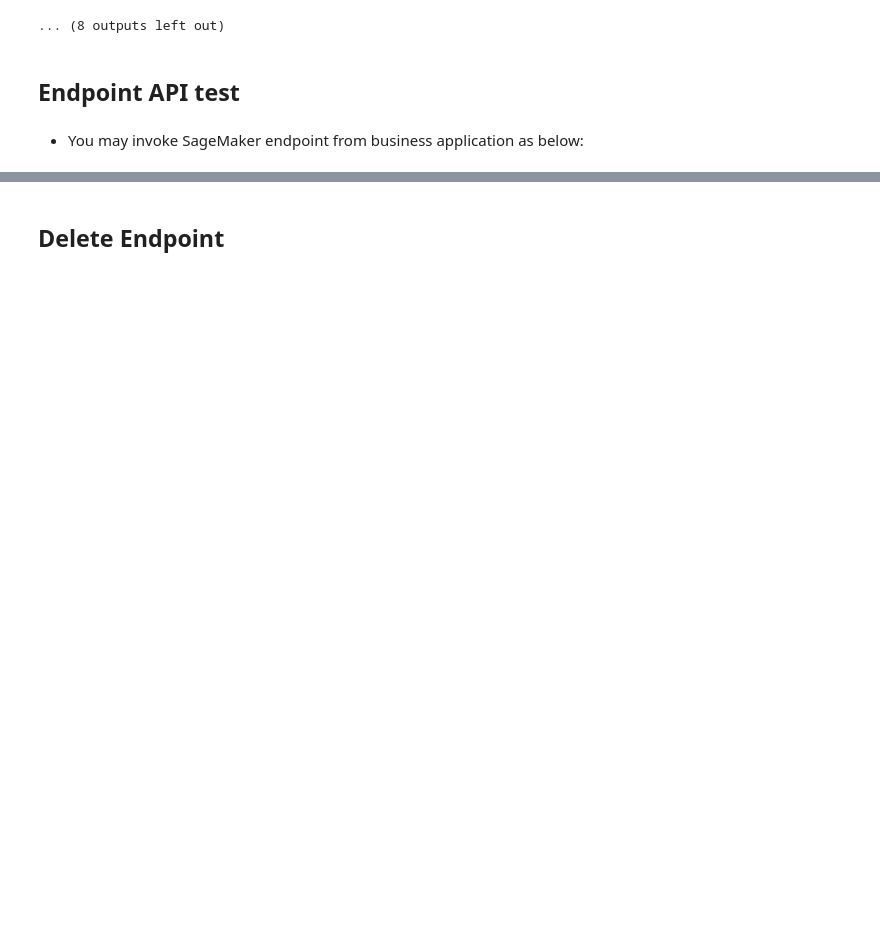
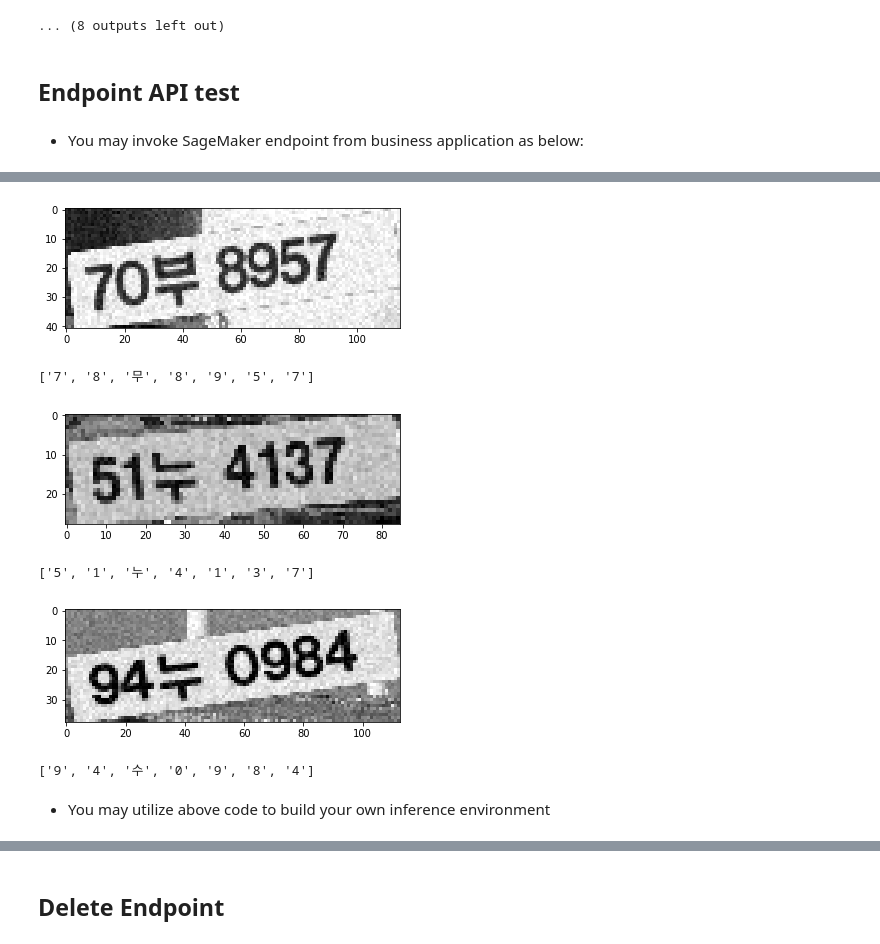
Before and after one commit to mullue/lab-custom-model-anpr, a Jupyter notebook: Lab4-train-deploy-host-on-SM.ipynb, the cells around one changed output, grey strips where cells are left out. Drawn from its saved outputs; the diff is of its cells as text; code cells hidden in the pictures; blank space fills up the shorter version.

```diff
--- a/Lab4-train-deploy-host-on-SM.ipynb
+++ b/Lab4-train-deploy-host-on-SM.ipynb
@@ -573,2 +553,26 @@ print(JOIN[np.argmax(api_response['predictions'][0]['d1'])] +
+# %%
+for i in range(3):
+    val_img = Image.open('tf/tf-validation/' + test_imgs[i])
+    val_img_np = np.array(val_img.resize((128,64)))
+    prediction = local_model.predict(val_img_np.reshape([1,128,64,1])/255.)
+    plt.imshow(val_img)
+    plt.show()
+    digits = [JOIN[np.argmax(prediction[0][0])],
+              JOIN[np.argmax(prediction[1][0])],
+              JOIN[np.argmax(prediction[2][0])],
+              JOIN[np.argmax(prediction[3][0])],
+              JOIN[np.argmax(prediction[4][0])],
+              JOIN[np.argmax(prediction[5][0])],
+              JOIN[np.argmax(prediction[6][0])]]
+    print(digits)
+# %% [output]
+[figure, added]
+['7', '8', '무', '8', '9', '5', '7']
+[figure, added]
+['5', '1', '누', '4', '1', '3', '7']
+[figure, added]
+['9', '4', '수', '0', '9', '8', '4']
+# %% [markdown]
+* You may utilize above code to build your own inference environment
 # %% [markdown]
 ## Going further
```
Also changed, not shown: parts of 50 cells of this notebook, 2 other files.
